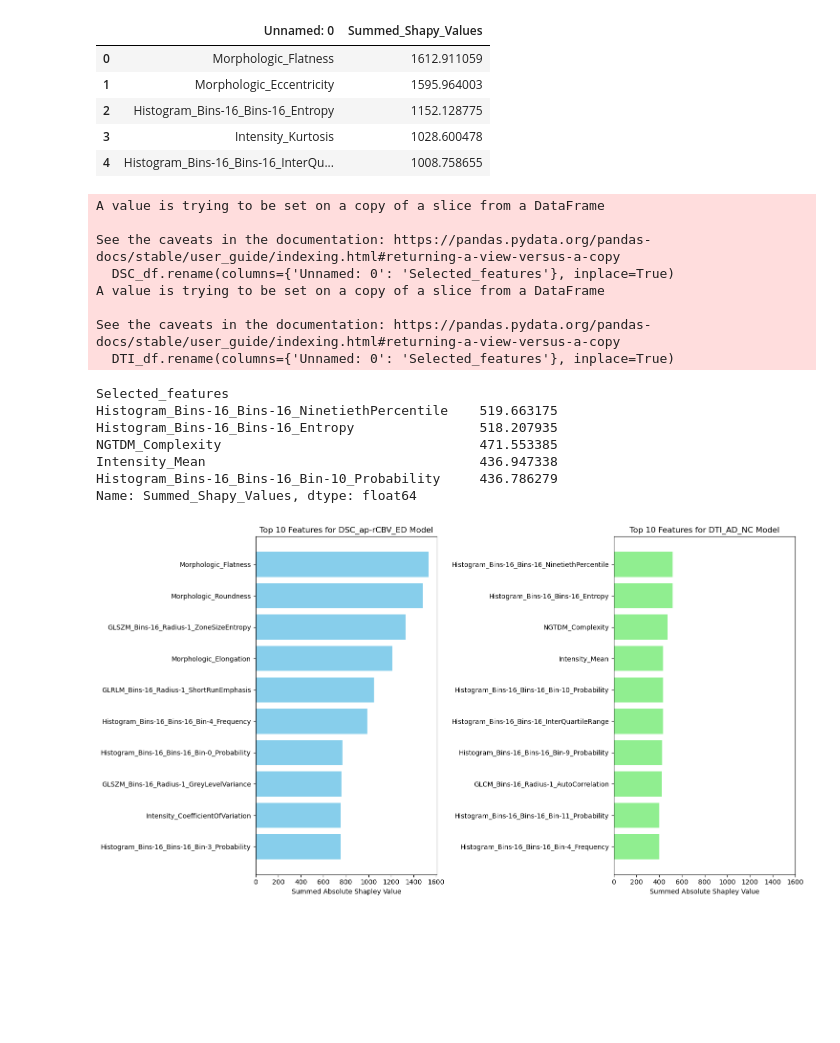
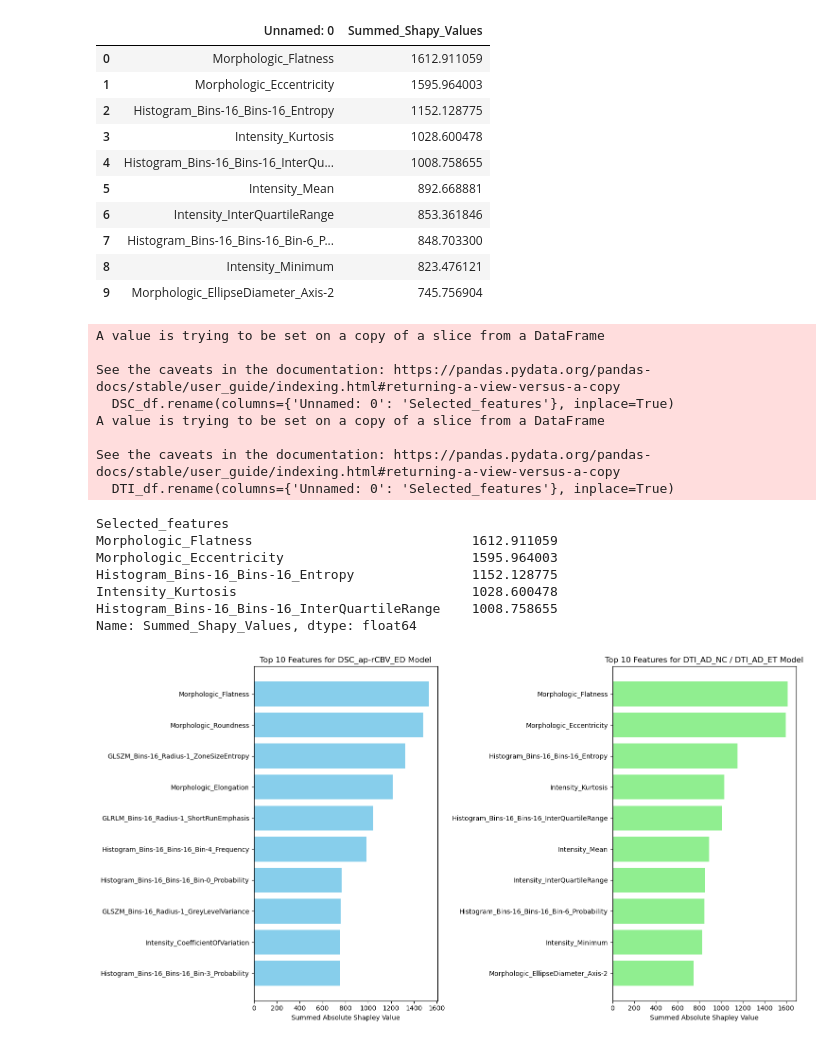
Before and after one commit to yyexela/EE577_Project, a Jupyter notebook: notebooks/feature_analysis.ipynb, the cells around one changed output. Drawn from its saved outputs; the diff is of its cells as text; code cells hidden in the pictures; blank space fills up the shorter version.

```diff
--- a/notebooks/feature_analysis.ipynb
+++ b/notebooks/feature_analysis.ipynb
@@ -30,7 +30,7 @@ shap_DSC['Unnamed: 0'] = shap_DSC['Unnamed: 0'].str.replace('DSC_ap-rCBV_ED_', '
 shap_DTI_NC['Unnamed: 0'] = shap_DTI_NC['Unnamed: 0'].str.replace('DTI_AD_NC_', '', regex=False)
 shap_DTI_ET['Unnamed: 0'] = shap_DTI_ET['Unnamed: 0'].str.replace('DTI_AD_ET_', '', regex=False)
 
-shap_DTI_ET.head()
+shap_DTI_ET.head(10)
 # %% [output]
 |  | Unnamed: 0 | Summed_Shapy_Values |
 | 0 | Morphologic_Flatness | 1612.911059 |
@@ -38,6 +38,11 @@ shap_DTI_ET.head()
 | 2 | Histogram_Bins-16_Bins-16_Entropy | 1152.128775 |
 | 3 | Intensity_Kurtosis | 1028.600478 |
 | 4 | Histogram_Bins-16_Bins-16_InterQu... | 1008.758655 |
+| 5 | Intensity_Mean | 892.668881 |
+| 6 | Intensity_InterQuartileRange | 853.361846 |
+| 7 | Histogram_Bins-16_Bins-16_Bin-6_P... | 848.703300 |
+| 8 | Intensity_Minimum | 823.476121 |
+| 9 | Morphologic_EllipseDiameter_Axis-2 | 745.756904 |
 # %%
 
 # Cutoff determines the shap values in which to drop if beneath
@@ -48,8 +53,9 @@ DTI_ET = shap_DTI_ET.reset_index()
 
 combined_df = pd.concat([DTI_NC, DTI_ET], axis=0)
 combined_df.sort_values(by='Summed_Shapy_Values', ascending=False, inplace=True)
-# Drop duplicates
-combined_df= pd.DataFrame(combined_df[combined_df.index.duplicated(keep='first')])
+# Uncommenting will show that top features
+combined_df= pd.DataFrame(combined_df[~combined_df.index.duplicated(keep='first')])
+
 DTI_df = DTI_df = combined_df[combined_df['Summed_Shapy_Values'] >= cutoff]
 
 DSC_df=shap_DSC[(shap_DSC['Summed_Shapy_Values']  >= cutoff)]
@@ -77,10 +83,10 @@ A value is trying to be set on a copy of a slice from a DataFrame
 See the caveats in the documentation: https://pandas.pydata.org/pandas-docs/stable/user_guide/indexing.html#returning-a-view-versus-a-copy
   DTI_df.rename(columns={'Unnamed: 0': 'Selected_features'}, inplace=True)
 Selected_features
-Histogram_Bins-16_Bins-16_NinetiethPercentile    519.663175
-Histogram_Bins-16_Bins-16_Entropy                518.207935
-NGTDM_Complexity                                 471.553385
-Intensity_Mean                                   436.947338
-Histogram_Bins-16_Bins-16_Bin-10_Probability     436.786279
+Morphologic_Flatness                            1612.911059
+Morphologic_Eccentricity                        1595.964003
+Histogram_Bins-16_Bins-16_Entropy               1152.128775
+Intensity_Kurtosis                              1028.600478
+Histogram_Bins-16_Bins-16_InterQuartileRange    1008.758655
 Name: Summed_Shapy_Values, dtype: float64
 # %%
@@ -89,28 +95,27 @@ DSC_df2.to_csv(data_path+'selected_features_DTI_AD_ET.csv', header=True)
 # %%
 # Number of top features to display
 num_top_features = 10
 
 # Gets the top `num_top_features` features for DSC and DTI models based on the summed Shapley values
 top_features_DSC = DSC_df.nlargest(num_top_features)
 top_features_DTI = DTI_df.nlargest(num_top_features)
 
 # Create subplots side by side
 fig, axes = plt.subplots(1, 2, figsize=(15, 8))
 
 # Plot for DSC model
 axes[0].barh(top_features_DSC.index, top_features_DSC.values, color='skyblue')
 axes[0].set_xlabel('Summed Absolute Shapley Value')
 axes[0].set_title(f'Top {num_top_features} Features for DSC_ap-rCBV_ED Model')
 axes[0].invert_yaxis()  # Invert y-axis so that the highest values are at the top
 
 # Plot for DTI model
 axes[1].barh(top_features_DTI.index, top_features_DTI.values, color='lightgreen')
 axes[1].set_xlabel('Summed Absolute Shapley Value')
-axes[1].set_title(f'Top {num_top_features} Features for DTI_AD_NC Model')
+axes[1].set_title(f'Top {num_top_features} Features for DTI_AD_NC / DTI_AD_ET Model')
 axes[1].invert_yaxis()  # Invert y-axis so that the highest values are at the top
-plt.xlim(0,1600)
 # Adjust layout and show the plot
 plt.tight_layout()
 plt.show()
 # %% [output]
-[figure, old version]
+[figure, new version]
```
Also changed, not shown: parts of 1 cell of this notebook.
